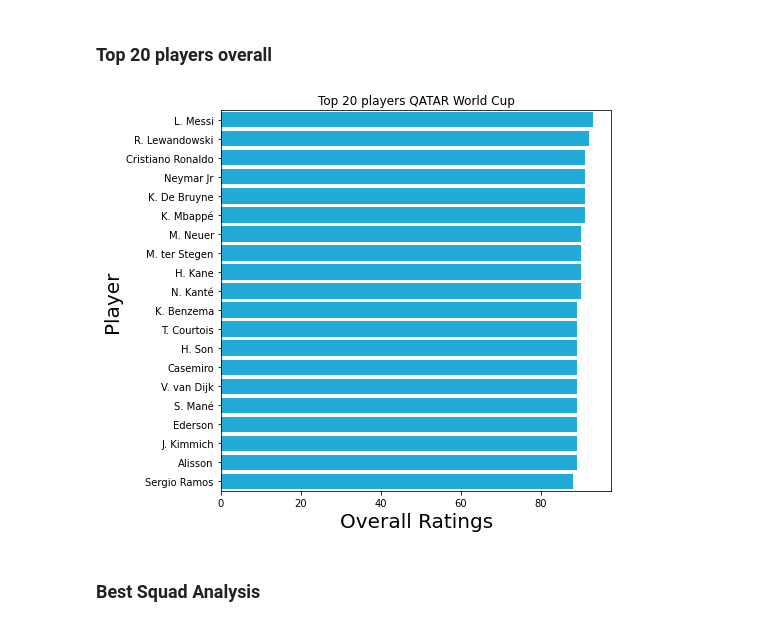
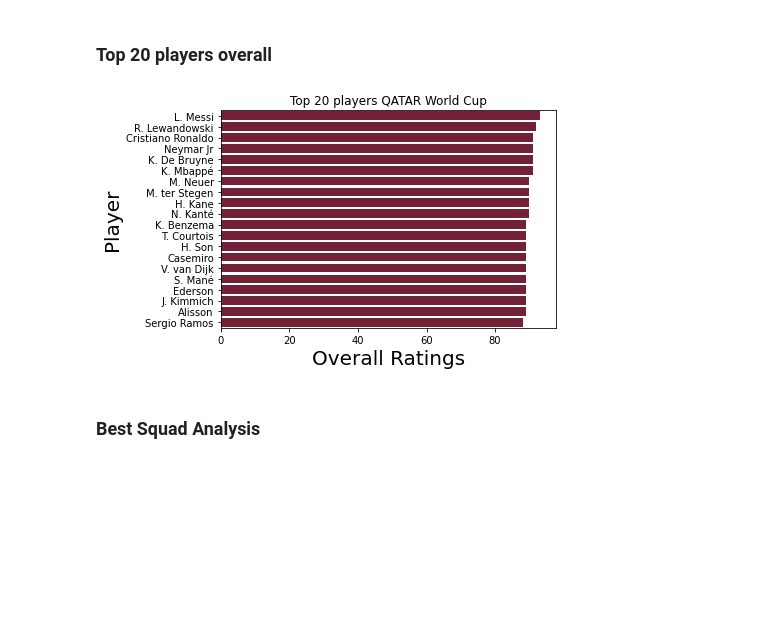
Before and after one commit to davidcamilo0710/QATAR_2022_Prediction, a Jupyter notebook: Getting_Squads_Stats.ipynb, the cells around one changed output. Cells and saved outputs as stored; diff of their text form; code cells hidden in the pictures; blank space fills up the shorter version.

```diff
--- a/Getting_Squads_Stats.ipynb
+++ b/Getting_Squads_Stats.ipynb
@@ -91,22 +90,20 @@ FIFA22.head(5)
 # %%
 Overall = FIFA22["overall"]
 footballer_name = FIFA22["short_name"]
 
 x = FIFA22['short_name'].head(20)
 y = FIFA22['overall'].head(20)
 
 # plot
-plt.figure(figsize=(7,7))
 
-ax= sns.barplot(x=y, y=x, color="#04b9f7", orient='h')
-plt.xticks()
-plt.xlabel('Overall Ratings', size = 20)
-plt.ylabel('Player', size = 20 )
+ax= sns.barplot(x=y, y=x, color="#7F1431", orient='h')
+plt.xlabel('Overall Ratings', size=20)
+plt.ylabel('Player', size=20)
 plt.title('Top 20 players QATAR World Cup')
 
 plt.show()
 # %% [output]
-[figure, old version]
+[figure, new version]
 # %% [markdown]
 ### Best Squad Analysis
 # %%
```
Also changed, not shown: parts of 7 cells of this notebook.
